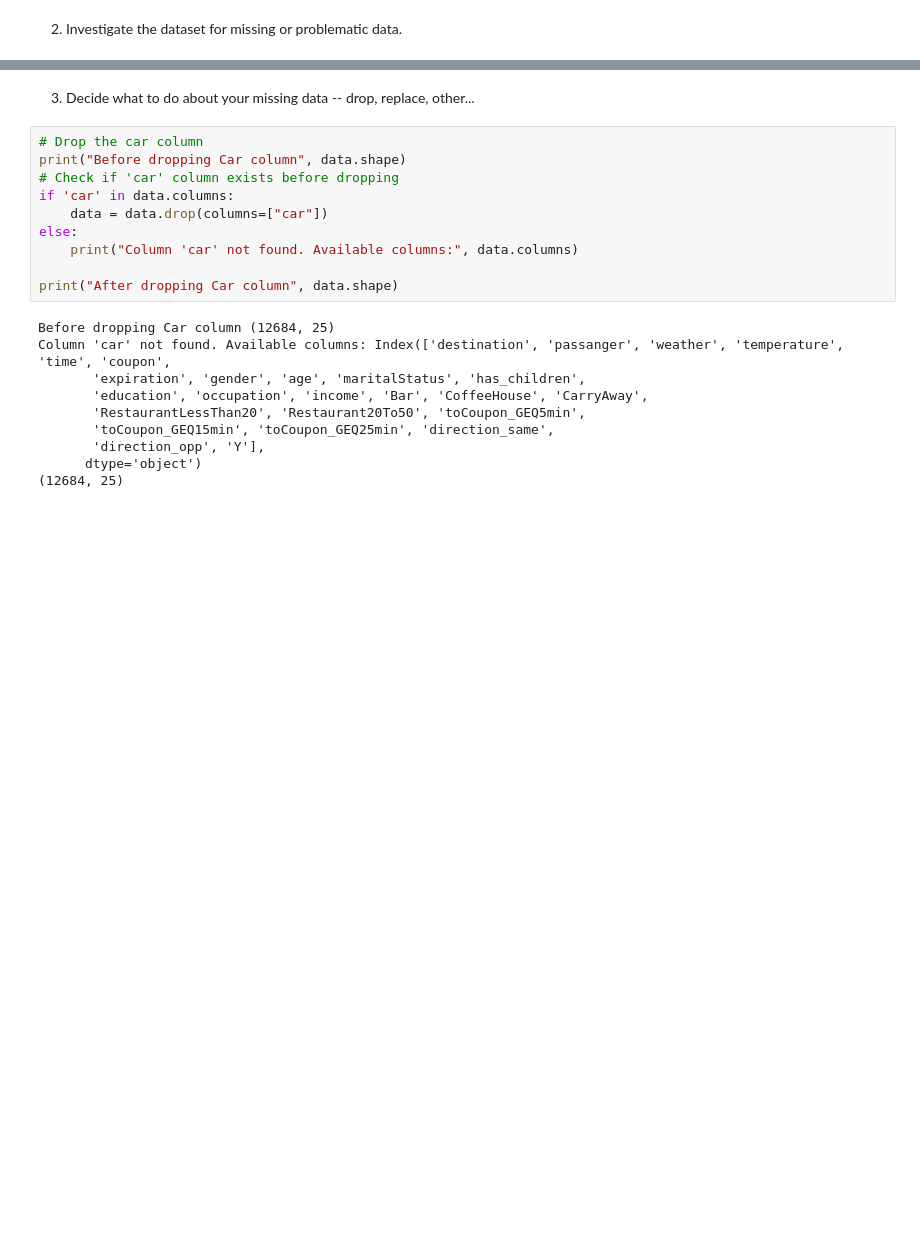
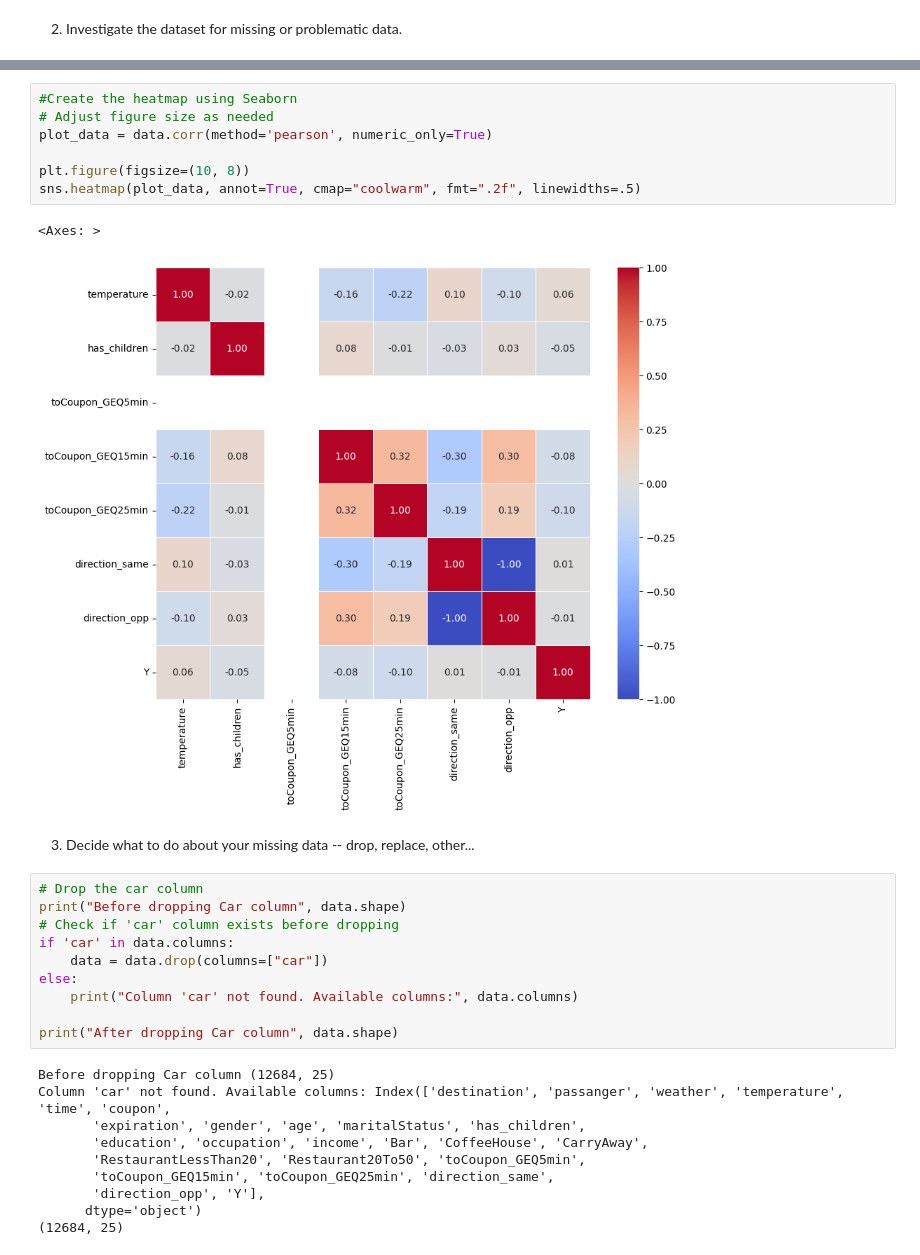
Before and after one commit to shwethajgowda25/AI-ML-Practical-Application-Projects, a Jupyter notebook: prompt.ipynb, the cells around one changed output, grey strips where cells are left out. Cells and saved outputs as stored; diff of their text form; blank space fills up the shorter version.

```diff
--- a/prompt.ipynb
+++ b/prompt.ipynb
@@ -122,3 +165,13 @@ dtype: int64
+# %%
+#Create the heatmap using Seaborn
+# Adjust figure size as needed
+plot_data = data.corr(method='pearson', numeric_only=True)
+
+plt.figure(figsize=(10, 8))
+sns.heatmap(plot_data, annot=True, cmap="coolwarm", fmt=".2f", linewidths=.5)
+# %% [output]
+<Axes: >
+[figure, added]
 # %% [markdown]
 3. Decide what to do about your missing data -- drop, replace, other...
 # %%
```
Also changed, not shown: parts of 4 cells of this notebook.
